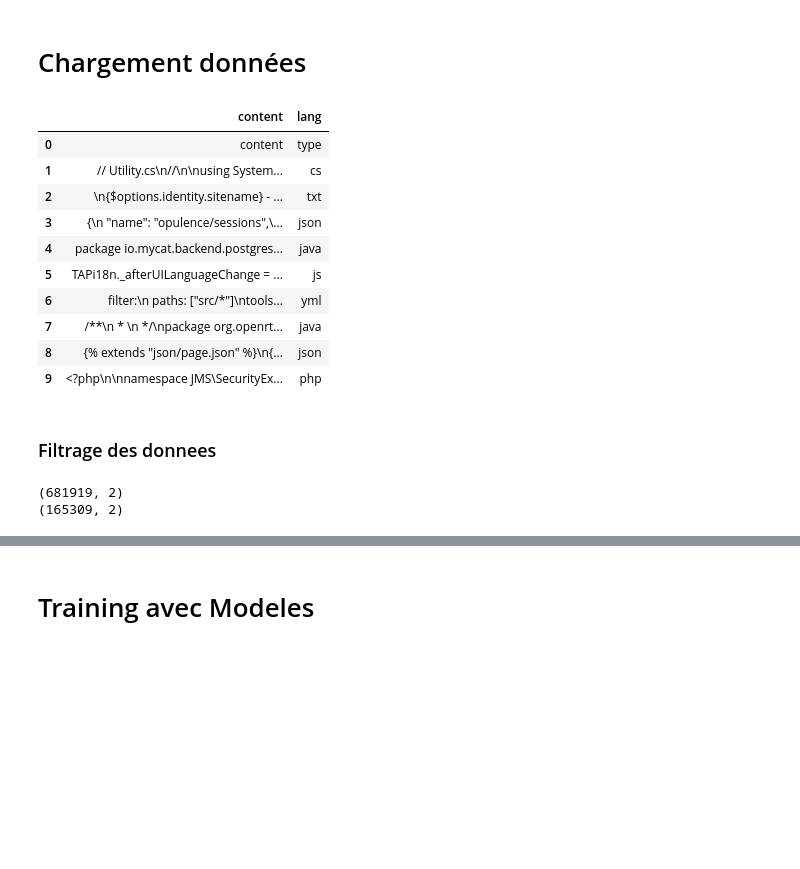
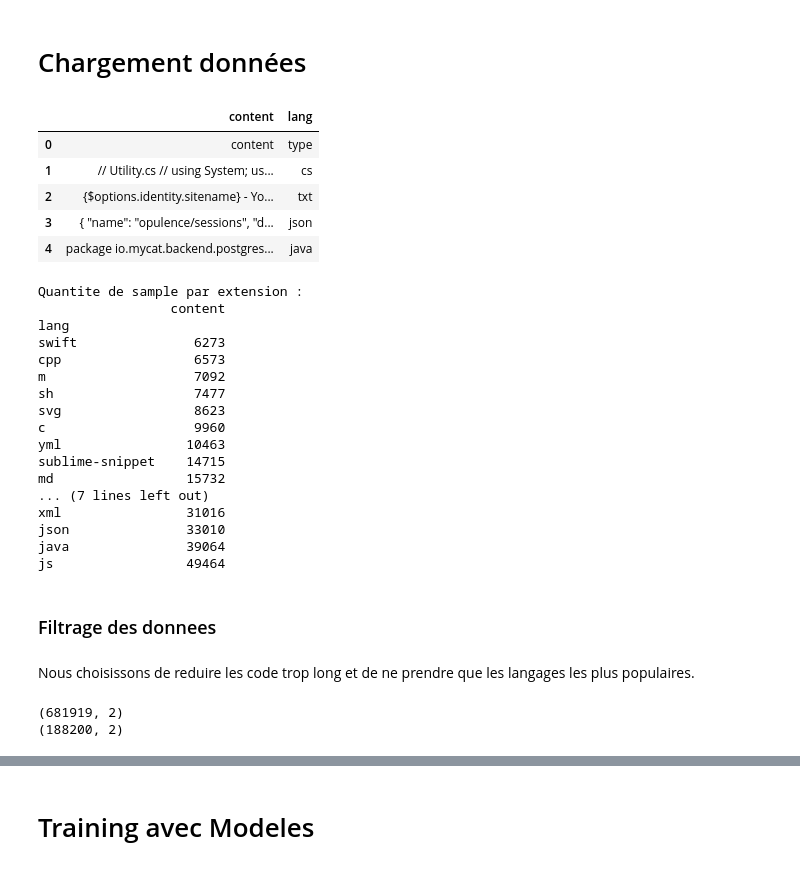
Before and after one commit to kilca/AI-CodingLanguage-Recognition, a Jupyter notebook: IAPA-Projet.ipynb, the cells around one changed output, grey strips where cells are left out. Drawn from its saved outputs; the diff is of its cells as text; code cells hidden in the pictures; blank space fills up the shorter version.

```diff
--- a/IAPA-Projet.ipynb
+++ b/IAPA-Projet.ipynb
@@ -19,21 +19,49 @@ import matplotlib.pyplot as plt
 # %%
 #https://www.kaggle.com/priteshshrivastava/sample-github-code
 data = pd.read_csv("sample_code.csv", lineterminator='\n',names=['content','lang'])
-data.head(10)
+
+pd.set_option('display.max_colwidth', None)
+
+from IPython.display import display, HTML
+def pretty_print(df):
+    return display( HTML( df.to_html().replace("\\n","<br>").replace("\\r","").replace("\\t","    ")) )
+
+pretty_print(data.head(5))
 # %% [output]
 |  | content | lang |
 | 0 | content | type |
-| 1 | // Utility.cs\n//\n\nusing System... | cs |
-| 2 | \n{$options.identity.sitename} - ... | txt |
-| 3 | {\n "name": "opulence/sessions",\... | json |
+| 1 | // Utility.cs // using System; us... | cs |
+| 2 | {$options.identity.sitename} - Yo... | txt |
+| 3 | { "name": "opulence/sessions", "d... | json |
 | 4 | package io.mycat.backend.postgres... | java |
-| 5 | TAPi18n._afterUILanguageChange = ... | js |
-| 6 | filter:\n paths: ["src/*"]\ntools... | yml |
-| 7 | /**\n * \n */\npackage org.openrt... | java |
-| 8 | {% extends "json/page.json" %}\n{... | json |
-| 9 | <?php\n\nnamespace JMS\SecurityEx... | php |
+# %%
+# Variete des donnees
+grouped = data.groupby('lang').count().sort_values('content')
+print("Quantite de sample par extension :")
+print(grouped[-20:])
+print()
+# %% [output]
+Quantite de sample par extension :
+                 content
+lang
+swift               6273
+cpp                 6573
+m                   7092
+sh                  7477
+svg                 8623
+c                   9960
+yml                10463
+sublime-snippet    14715
+md                 15732
+... (7 lines left out)
+xml                31016
+json               33010
+java               39064
+js                 49464
 # %% [markdown]
 ### Filtrage des donnees
+# %% [markdown]
+Nous choisissons de reduire les code trop long et de ne prendre que les langages les plus populaires.
 # %%
 
 #Reduire taille trop grande
@@ -42,25 +70,14 @@ len_cond = [True if 20<=len(s)<=10000 else False for s in data['content']]
 data = data[len_cond]
 
 # Filtrer
-lang = ['js', 'java', 'php', 'py', 'c', 'sh', 'cpp', 'swift']
+lang = ['js','cs', 'java', 'php', 'py', 'c', 'sh', 'cpp', 'swift']
 data = data[data['lang'].isin(lang)]
 
 data_trim= pd.DataFrame(data=data)
 
-'''
-for l in lang:
-    lang_trim = data[data['lang'] ==l].sample(50000,random_state = 100)
-    data_trim = data_trim.append(lang_trim)
-'''
 # Melanger
 print(data.shape)
 data_shuffle = data_trim.sample(frac=1)
-
-maxim = data_shuffle.shape[0]
-percent = 0.8
-part = int(maxim*percent)
-train = data_shuffle[0:part]
-valid = data_shuffle[part:maxim]
 # %% [output]
 (681919, 2)
-(165309, 2)
+(188200, 2)
```
Also changed, not shown: parts of 20 cells of this notebook.
